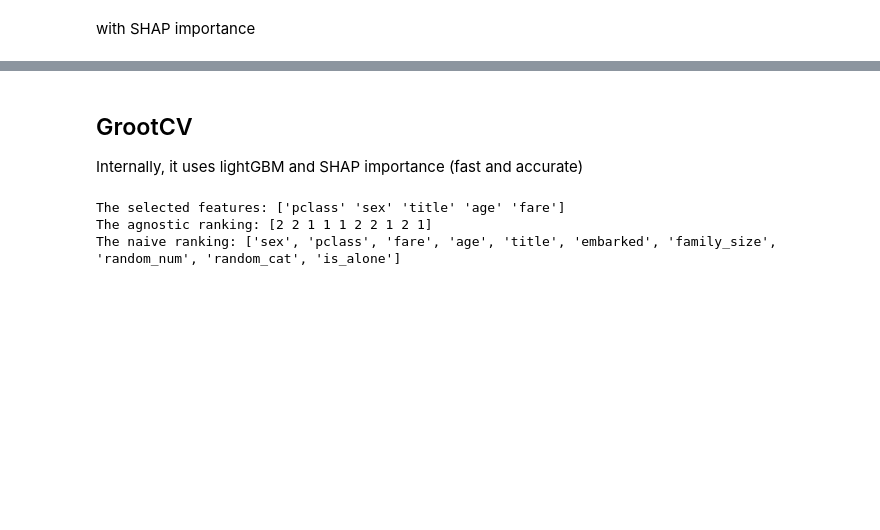
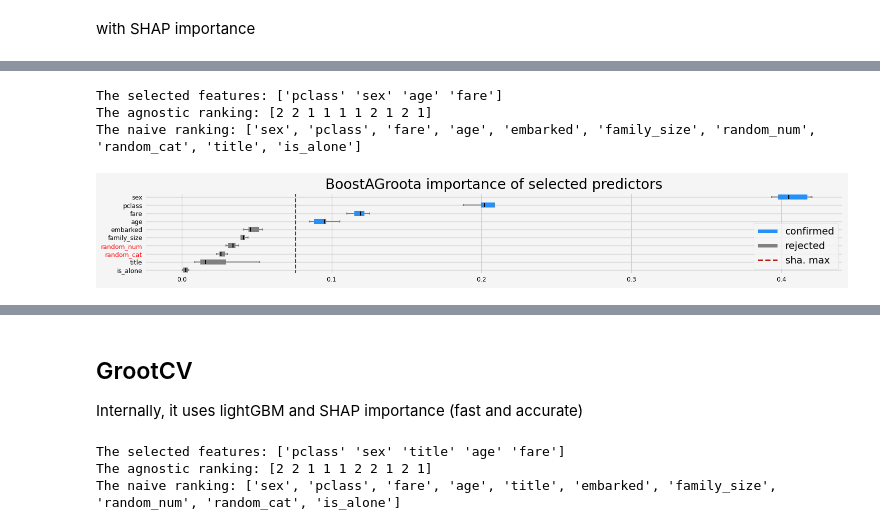
Before and after one commit to ThomasBury/arfs, a Jupyter notebook: docs/notebooks/arfs_classification.ipynb, the cells around one changed output, grey strips where cells are left out. Saved outputs shown, nothing was run; the diff lists cells and outputs as text; code cells hidden in the pictures; blank space fills up the shorter version.

```diff
--- a/docs/notebooks/arfs_classification.ipynb
+++ b/docs/notebooks/arfs_classification.ipynb
@@ -242,0 +277,24 @@ Wall time: 5.99 s
+# %%
+%%time
+
+# be sure to use the same but non-fitted estimator
+model = clone(model)
+# BoostAGroota
+feat_selector = arfsgroot.BoostAGroota(
+    estimator=model, cutoff=1, iters=10, max_rounds=10, delta=0.1, importance="fastshap"
+)
+feat_selector.fit(X, y, sample_weight=None)
+print(f"The selected features: {feat_selector.get_feature_names_out()}")
+print(f"The agnostic ranking: {feat_selector.ranking_}")
+print(f"The naive ranking: {feat_selector.ranking_absolutes_}")
+fig = feat_selector.plot_importance(n_feat_per_inch=5)
+
+# highlight synthetic random variable
+fig = highlight_tick(figure=fig, str_match="random")
+fig = highlight_tick(figure=fig, str_match="genuine", color="green")
+plt.show()
+# %% [output]
+The selected features: ['pclass' 'sex' 'age' 'fare']
+The agnostic ranking: [2 2 1 1 1 1 2 1 2 1]
+The naive ranking: ['sex', 'pclass', 'fare', 'age', 'embarked', 'family_size', 'random_num', 'random_cat', 'title', 'is_alone']
+[figure, added]
```
Also changed, not shown: parts of 24 cells of this notebook, 15 other files.
